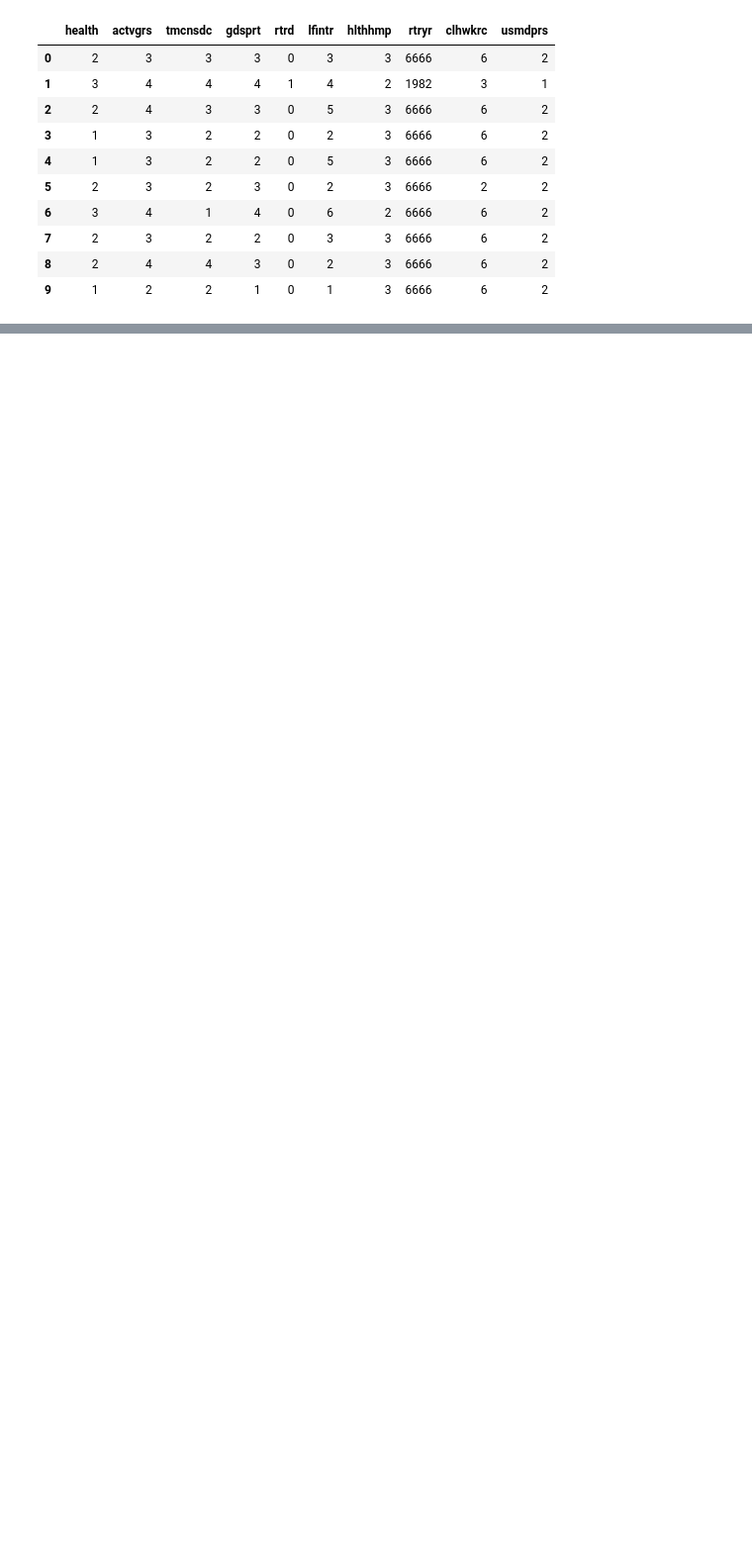
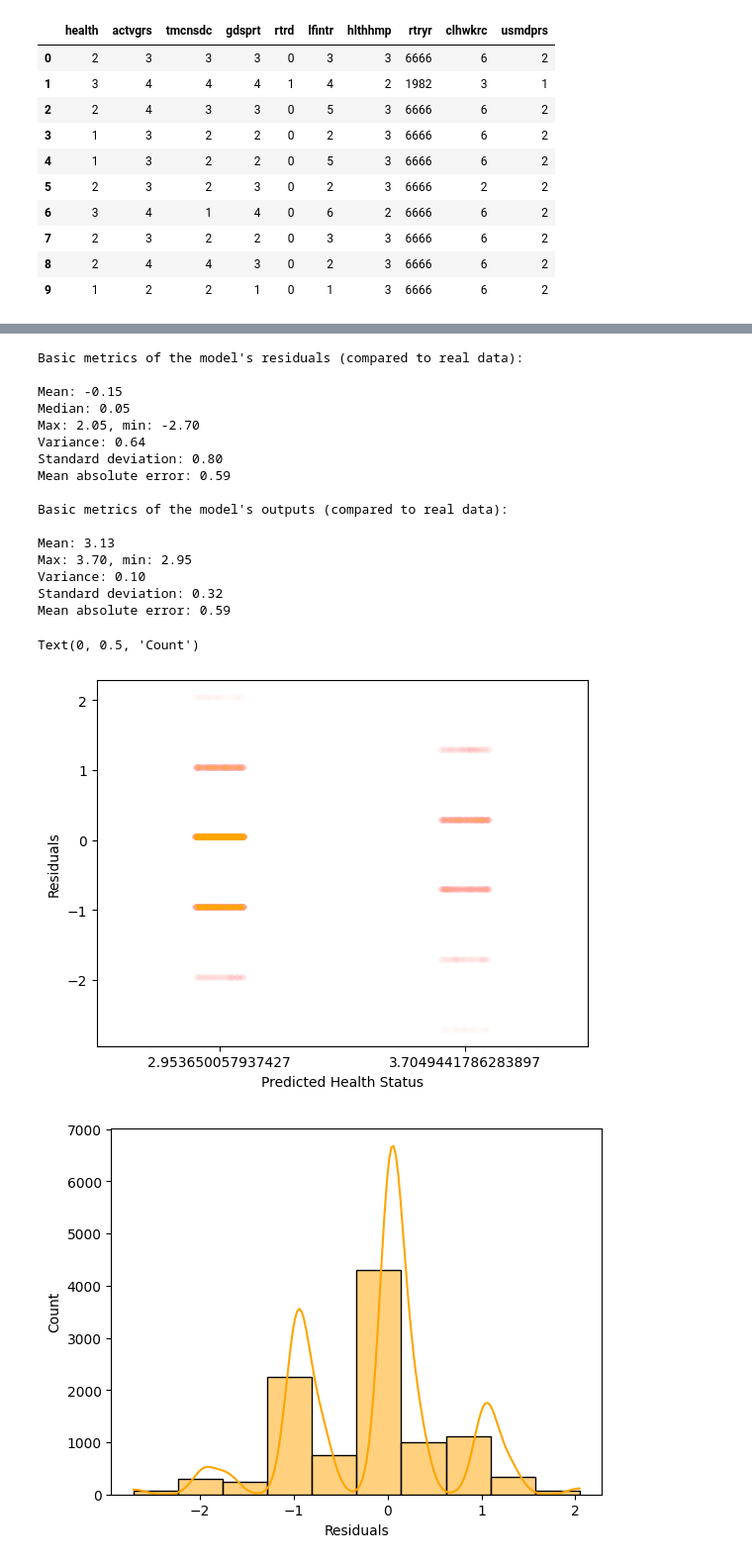
Before and after one commit to Kien-LeChi/python-data-analyics-year1, a Jupyter notebook: European Subjective General Health.ipynb, the cells around one changed output, grey strips where cells are left out. Shown: that part at 99% size. Cells and saved outputs as stored; diff of their text form; code cells hidden in the pictures; blank space fills up the shorter version.

```diff
--- a/European Subjective General Health.ipynb
+++ b/European Subjective General Health.ipynb
@@ -513,0 +660,65 @@ It can be deduced from
+# %%
+# Copy to a new data frame
+input_data = new_df[[target_col]]
+output_data = new_df['health']
+
+# Remove non-weighted values and possible NaN values
+combined = pd.concat([input_data, output_data], axis=1)
+combined = combined[(combined[target_col] < len(target_col_labels)) & (combined['health'] < 6)]
+combined = combined.dropna()
+
+input_data = combined[[target_col]]
+output_data = combined['health']
+
+output_prediction = model.predict(input_data)
+# output_prediction = np.round(output_prediction)
+residual = output_data - output_prediction
+# residual = output_prediction # <- Use this when you want to see y_prediction metrics
+
+
+print(f"Basic metrics of the model's residuals (compared to real data):\n")
+print(f"Mean: {residual.mean():.2f}")
+print(f"Median: {residual.median():.2f}")
+print(f"Max: {residual.max():.2f}, min: {residual.min():.2f}")
+print(f"Variance: {residual.var():.2f}")
+print(f"Standard deviation: {residual.std():.2f}")
+print(f"Mean absolute error: {mean_absolute_error(y_test, y_prediction):.2f}")
+
+print(f"\nBasic metrics of the model's outputs (compared to real data):\n")
+print(f"Mean: {output_prediction.mean():.2f}")
+print(f"Max: {output_prediction.max():.2f}, min: {output_prediction.min():.2f}")
+print(f"Variance: {output_prediction.var():.2f}")
+print(f"Standard deviation: {output_prediction.std():.2f}")
+print(f"Mean absolute error: {mean_absolute_error(y_test, y_prediction):.2f}")
+
+sns.stripplot(x=output_prediction, y=residual, alpha=0.002, color='orange', jitter=True)
+plt.xlabel("Predicted Health Status")
+plt.ylabel("Residuals")
+
+## And this residual = y_test - y_prediction can be plotted using a histogram as well
+
+plt.figure()
+sns.histplot(residual, color='orange', kde=True,
+             binwidth=0.5)
+plt.xlabel("Residuals")
+plt.ylabel("Count")
+# %% [output]
+Basic metrics of the model's residuals (compared to real data):
+
+Mean: -0.15
+Median: 0.05
+Max: 2.05, min: -2.70
+Variance: 0.64
+Standard deviation: 0.80
+Mean absolute error: 0.59
+
+Basic metrics of the model's outputs (compared to real data):
+
+Mean: 3.13
+Max: 3.70, min: 2.95
+Variance: 0.10
+Standard deviation: 0.32
+Mean absolute error: 0.59
+Text(0, 0.5, 'Count')
+[figure, added]
+[figure, added]
```
Also changed, not shown: parts of 14 cells of this notebook, 1 other file.
